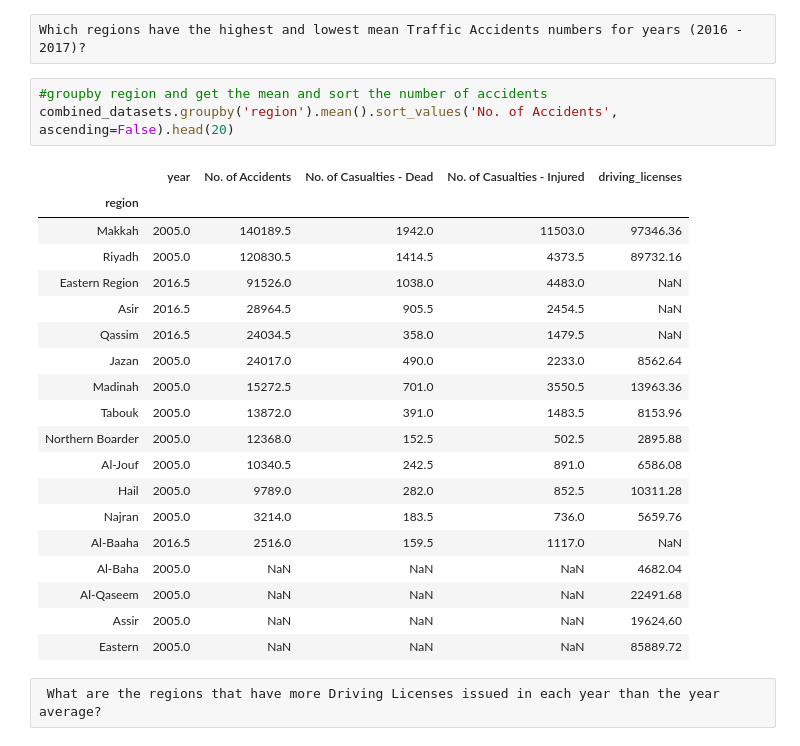
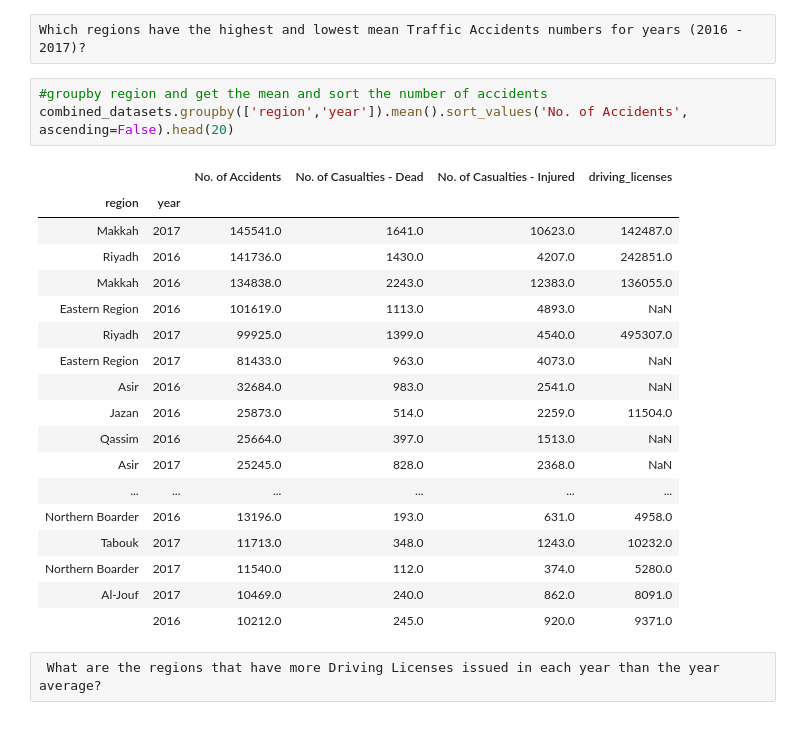
Before and after one commit to Mbuhliagah/traffic-analysis, a Jupyter notebook: code/starter-code.ipynb, the cells around one changed output. Saved outputs shown, nothing was run; the diff lists cells and outputs as text.

```diff
--- a/code/starter-code.ipynb
+++ b/code/starter-code.ipynb
@@ -630,27 +630,26 @@ highest_and_lowest_Licenses.last()
 Which regions have the highest and lowest mean Traffic Accidents numbers for years (2016 - 2017)?
 # %%
 #groupby region and get the mean and sort the number of accidents
-combined_datasets.groupby('region').mean().sort_values('No. of Accidents', ascending=False).head(20)
+combined_datasets.groupby(['region','year']).mean().sort_values('No. of Accidents', ascending=False).head(20)
 # %% [output]
-|  | year | No. of Accidents | No. of Casualties - Dead | No. of Casualties - Injured | driving_licenses |
-| region |  |  |  |  |  |
-| Makkah | 2005.0 | 140189.5 | 1942.0 | 11503.0 | 97346.36 |
-| Riyadh | 2005.0 | 120830.5 | 1414.5 | 4373.5 | 89732.16 |
-| Eastern Region | 2016.5 | 91526.0 | 1038.0 | 4483.0 | NaN |
-| Asir | 2016.5 | 28964.5 | 905.5 | 2454.5 | NaN |
-| Qassim | 2016.5 | 24034.5 | 358.0 | 1479.5 | NaN |
-| Jazan | 2005.0 | 24017.0 | 490.0 | 2233.0 | 8562.64 |
-| Madinah | 2005.0 | 15272.5 | 701.0 | 3550.5 | 13963.36 |
-| Tabouk | 2005.0 | 13872.0 | 391.0 | 1483.5 | 8153.96 |
-| Northern Boarder | 2005.0 | 12368.0 | 152.5 | 502.5 | 2895.88 |
-| Al-Jouf | 2005.0 | 10340.5 | 242.5 | 891.0 | 6586.08 |
-| Hail | 2005.0 | 9789.0 | 282.0 | 852.5 | 10311.28 |
-| Najran | 2005.0 | 3214.0 | 183.5 | 736.0 | 5659.76 |
-| Al-Baaha | 2016.5 | 2516.0 | 159.5 | 1117.0 | NaN |
-| Al-Baha | 2005.0 | NaN | NaN | NaN | 4682.04 |
-| Al-Qaseem | 2005.0 | NaN | NaN | NaN | 22491.68 |
-| Assir | 2005.0 | NaN | NaN | NaN | 19624.60 |
-| Eastern | 2005.0 | NaN | NaN | NaN | 85889.72 |
+|  |  | No. of Accidents | No. of Casualties - Dead | No. of Casualties - Injured | driving_licenses |
+| region | year |  |  |  |  |
+| Makkah | 2017 | 145541.0 | 1641.0 | 10623.0 | 142487.0 |
+| Riyadh | 2016 | 141736.0 | 1430.0 | 4207.0 | 242851.0 |
+| Makkah | 2016 | 134838.0 | 2243.0 | 12383.0 | 136055.0 |
+| Eastern Region | 2016 | 101619.0 | 1113.0 | 4893.0 | NaN |
+| Riyadh | 2017 | 99925.0 | 1399.0 | 4540.0 | 495307.0 |
+| Eastern Region | 2017 | 81433.0 | 963.0 | 4073.0 | NaN |
+| Asir | 2016 | 32684.0 | 983.0 | 2541.0 | NaN |
+| Jazan | 2016 | 25873.0 | 514.0 | 2259.0 | 11504.0 |
+| Qassim | 2016 | 25664.0 | 397.0 | 1513.0 | NaN |
+| Asir | 2017 | 25245.0 | 828.0 | 2368.0 | NaN |
+| ... | ... | ... | ... | ... | ... |
+| Northern Boarder | 2016 | 13196.0 | 193.0 | 631.0 | 4958.0 |
+| Tabouk | 2017 | 11713.0 | 348.0 | 1243.0 | 10232.0 |
+| Northern Boarder | 2017 | 11540.0 | 112.0 | 374.0 | 5280.0 |
+| Al-Jouf | 2017 | 10469.0 | 240.0 | 862.0 | 8091.0 |
+|  | 2016 | 10212.0 | 245.0 | 920.0 | 9371.0 |
 # %% [raw]
  What are the regions that have more Driving Licenses issued in each year than the year average?
 # %%
```
Also changed, not shown: parts of 4 cells of this notebook, 5 other files.
